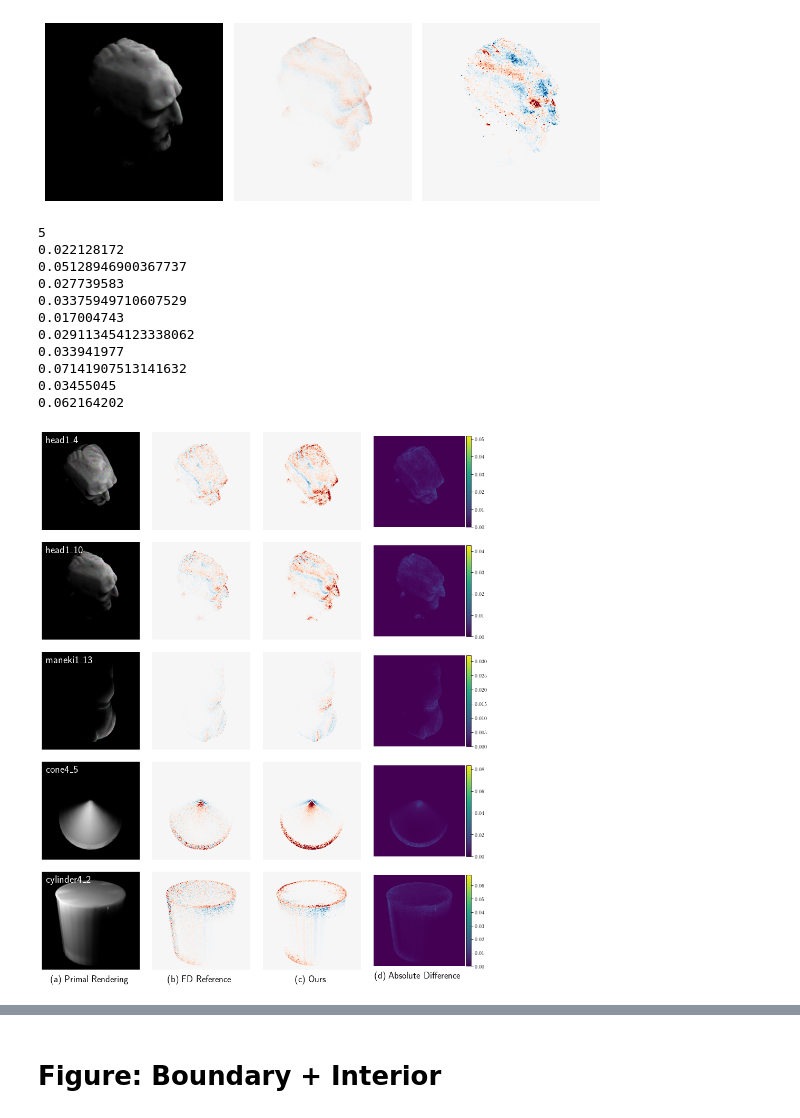
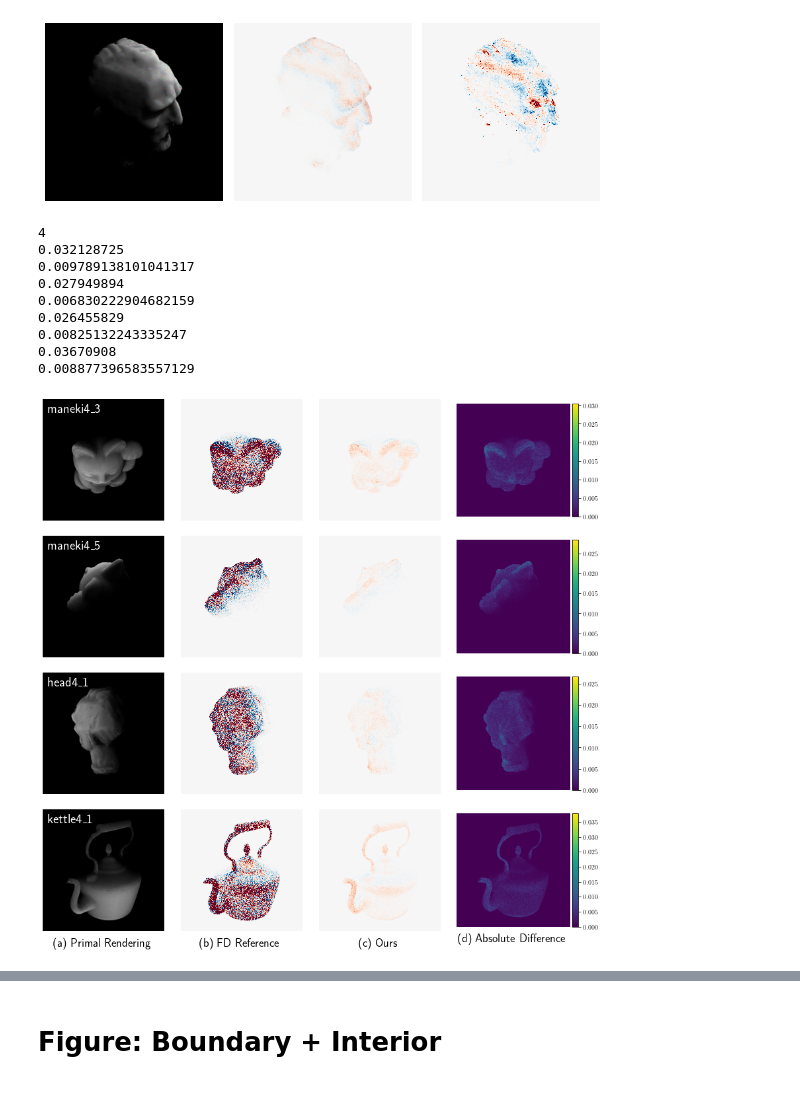
Before and after one commit to spock-the-wizard/shapeAdaptiveIR, a Jupyter notebook: figure.ipynb, the cells around one changed output, grey strips where cells are left out. Saved outputs shown, nothing was run; the diff lists cells and outputs as text; code cells hidden in the pictures.

```diff
--- a/figure.ipynb
+++ b/figure.ipynb
@@ -102,8 +102,9 @@ from PIL import Image
 import numpy as np
 from mpl_toolkits.axes_grid1 import make_axes_locatable
 delta=5
-sigmaT = 52
-exp=208
+sigmaT = 80 #52
+sigmaT = 50 #52
+exp=266
 exp2=exp
 # exp2=76
 grad_dir = "grad2" if exp<36 else "grad3"
@@ -116,6 +117,7 @@ scenes = ['cube','plane','cone4','sphere1','cylinder4','pyramid4']
 # scenes = ['plane']
 scenes = ['head1','kettle1','duck','maneki1','pig1','horse','botijo','cube','plane','cone4','sphere1','cylinder4','pyramid4']
 # scenes=['head1','kettle1','duck','maneki1','pig1','horse','botijo']
+scenes = ['maneki4','head4','kettle4',]
 sensors = np.arange(50)
 # sensors = [2,22]
 list_imgs = []
@@ -159,7 +161,7 @@ for idx,(img,fd,grad) in enumerate(zip(list_imgs,list_grad_fds,list_grads)):
     # print(name)
     axarr[idx,0].text(20,17,f"{name}_{sensor}",fontsize=20, color='white', ha='left', va='top')
 
-    thres = 0.006510 #50151
+    thres = 0.00116510 #50151
     cmax = max(fd.max(),abs(fd.min()))
     print(cmax)
     cmax = min(cmax,thres)
@@ -172,43 +174,41 @@ for idx,(img,fd,grad) in enumerate(zip(list_imgs,list_grad_fds,list_grads)):
     print(cmax)
     cmax = min(cmax,thres)
     # cmax=thres
     norm = MidpointNormalize(vmin=-cmax,vmax=cmax,midpoint=0.0)
-    axarr[idx,2].imshow(grad,cmap='RdBu',norm=norm)
+    axarr[idx,2].imshow(grad,cmap='RdBu_r',norm=norm)
 
     diff = abs(grad-fd)
     # norm = MidpointNormalize(vmin=-diff.max(),vmax=diff.max(),midpoint=0.0)
     divider = make_axes_locatable(axarr[idx,3])
     cax = divider.append_axes('right', size='5%', pad=0.05)
     im = axarr[idx,3].imshow(diff,cmap='viridis') #,norm=norm)
     f.colorbar(im, cax=cax, orientation='vertical')
 
     axarr[idx,0].axis('off')
     axarr[idx,1].axis('off')
     axarr[idx,2].axis('off')
     axarr[idx,3].axis('off')
 
 # axarr[idx,0].text(0,199,'hi',horizon)
 fs = 18
 idx = len(list_imgs)-1
 axarr[idx,0].text(250,540,f"(a) Primal Rendering",fontsize=fs, ha='center', va='top')
 axarr[idx,1].text(250,540,f"(b) FD Reference",fontsize=fs, ha='center', va='top')
 if exp in [175]:
     axarr[idx,2].text(250,540,f"(c) Deng",fontsize=fs, ha='center', va='top')
 else:
     axarr[idx,2].text(250,540,f"(c) Ours",fontsize=fs, ha='center', va='top')
 axarr[idx,3].text(250,540,f"(d) Absolute Difference",fontsize=fs, ha='center', va='top')
 plt.show()
 f.savefig(f'was_v{exp}_{suffix}_{sigmaT}_{delta}.png')
 # %% [output]
-5
-0.022128172
-0.05128946900367737
-0.027739583
-0.03375949710607529
-0.017004743
-0.029113454123338062
-0.033941977
-0.07141907513141632
-0.03455045
-0.062164202
+4
+0.032128725
+0.009789138101041317
+0.027949894
+0.006830222904682159
+0.026455829
+0.00825132243335247
+0.03670908
+0.008877396583557129
-[figure, old version]
+[figure, new version]
```
Also changed, not shown: parts of 13 cells of this notebook, 11 other files.
